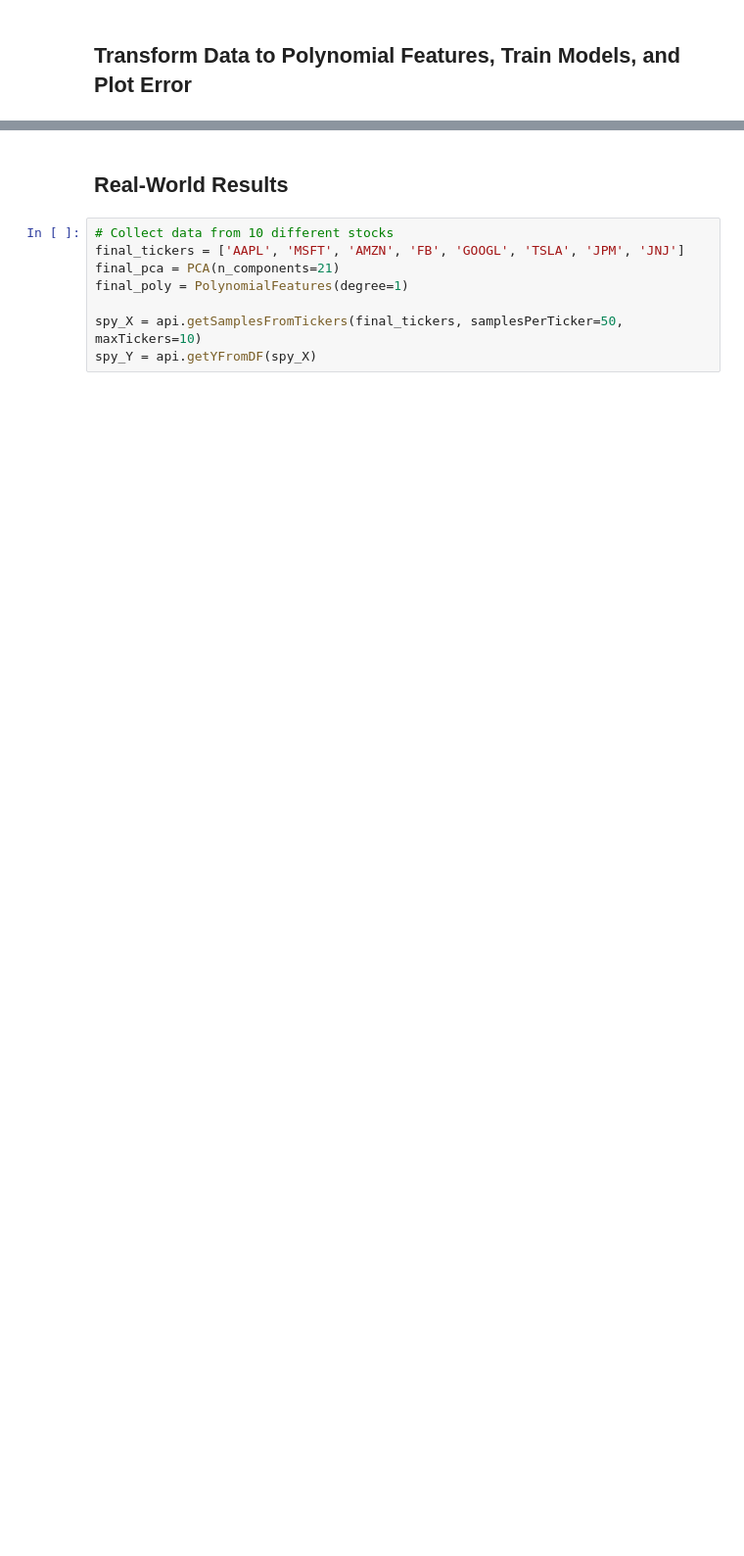
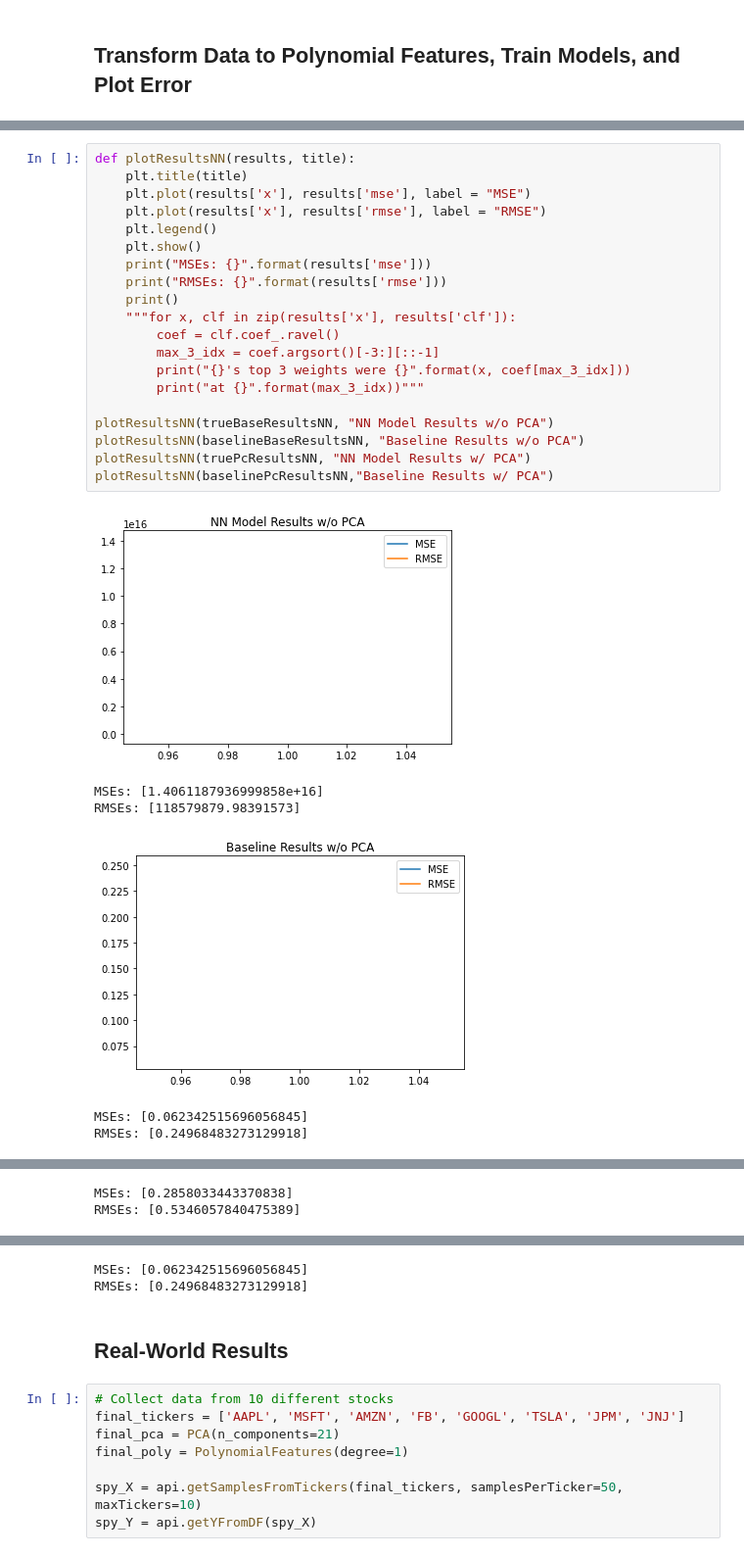
Before and after one commit to CDP99/CS-4641-Group-26, a Jupyter notebook: touchpoint2.ipynb, the cells around one changed output, grey strips where cells are left out. Shown: that part at 98% size. Cells and saved outputs as stored; diff of their text form; blank space fills up the shorter version.

Commit message:
Added NN model. Added delay when API calls go over limit.

```diff
--- a/touchpoint2.ipynb
+++ b/touchpoint2.ipynb
@@ -285,0 +349,27 @@ RMSEs: [0.18459965054228308, 0.18459965054228308, 0.18459965054228308, 0.1845996
+# %%
+def plotResultsNN(results, title):
+    plt.title(title)
+    plt.plot(results['x'], results['mse'], label = "MSE")
+    plt.plot(results['x'], results['rmse'], label = "RMSE")
+    plt.legend()
+    plt.show()
+    print("MSEs: {}".format(results['mse']))
+    print("RMSEs: {}".format(results['rmse']))
+    print()
+    """for x, clf in zip(results['x'], results['clf']):
+        coef = clf.coef_.ravel()
+        max_3_idx = coef.argsort()[-3:][::-1]
+        print("{}'s top 3 weights were {}".format(x, coef[max_3_idx]))
+        print("at {}".format(max_3_idx))"""
+
+plotResultsNN(trueBaseResultsNN, "NN Model Results w/o PCA")
+plotResultsNN(baselineBaseResultsNN, "Baseline Results w/o PCA")
+plotResultsNN(truePcResultsNN, "NN Model Results w/ PCA")
+plotResultsNN(baselinePcResultsNN,"Baseline Results w/ PCA")
+# %% [output]
+[figure, added]
+MSEs: [1.4061187936999858e+16]
+RMSEs: [118579879.98391573]
+[figure, added]
+MSEs: [0.062342515696056845]
+RMSEs: [0.24968483273129918]
@@ -285,0 +377,2 @@ RMSEs: [0.18459965054228308, 0.18459965054228308, 0.18459965054228308, 0.1845996
+MSEs: [0.2858033443370838]
+RMSEs: [0.5346057840475389]
@@ -286,3 +380,5 @@ RMSEs: [0.18459965054228308, 0.18459965054228308, 0.18459965054228308, 0.1845996
+MSEs: [0.062342515696056845]
+RMSEs: [0.24968483273129918]
 # %% [markdown]
 ## Real-World Results
 # %%
```
Also changed, not shown: parts of 20 cells of this notebook, 1 other file.
